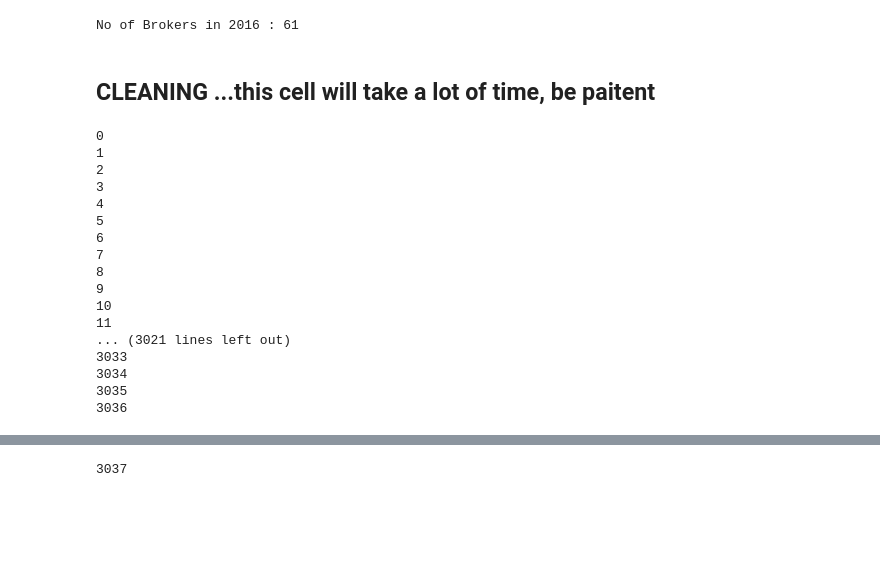
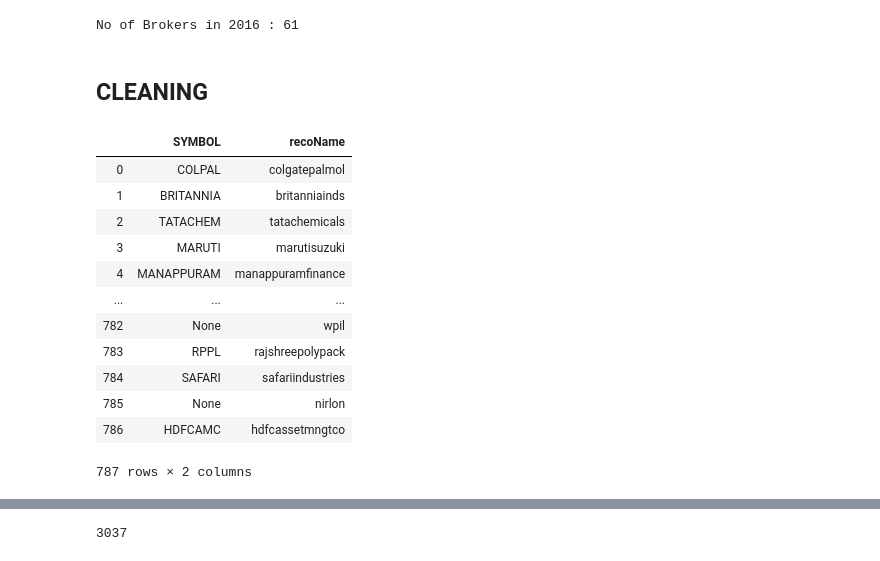
Before and after one commit to yash-1708/Stock-Analyst-Rating, a Jupyter notebook: 2016/AlgoCode2016.ipynb, the cells around one changed output, grey strips where cells are left out. Saved outputs shown, nothing was run; the diff lists cells and outputs as text; code cells hidden in the pictures; blank space fills up the shorter version.

```diff
--- a/2016/AlgoCode2016.ipynb
+++ b/2016/AlgoCode2016.ipynb
@@ -78,8 +78,25 @@ print("No of Brokers in 2016 :",df1['broker'].nunique())
 s1=len(df1)
 # %% [output]
 No of Brokers in 2016 : 61
-# %% [markdown]
-## CLEANING ...this cell will take a lot of time, be paitent
+# %% [markdown]
+## CLEANING
+# %%
+dfsymbols = pd.read_sql("SELECT SYMBOL,recoName FROM symbolsmapped", con=database_connection)
+dfsymbols
+# %% [output]
+|  | SYMBOL | recoName |
+| 0 | COLPAL | colgatepalmol |
+| 1 | BRITANNIA | britanniainds |
+| 2 | TATACHEM | tatachemicals |
+| 3 | MARUTI | marutisuzuki |
+| 4 | MANAPPURAM | manappuramfinance |
+| ... | ... | ... |
+| 782 | None | wpil |
+| 783 | RPPL | rajshreepolypack |
+| 784 | SAFARI | safariindustries |
+| 785 | None | nirlon |
+| 786 | HDFCAMC | hdfcassetmngtco |
+787 rows × 2 columns
 # %%
 df3=pd.DataFrame()
 for i in range(0,len(df1)):
@@ -91,32 +108,17 @@ for i in range(0,len(df1)):
     sym = sym.replace("(","")
     sym = sym.replace(")","")
     sym = sym.replace("-","")
-    sqlrun = "SELECT SYMBOL FROM symbolsmapped WHERE recoName = '"+sym+"'"
-    try:
-        df3 = df3.append(pd.read_sql(sqlrun, con=database_connection),ignore_index=True)
-        #print(i)
-    except con.Error as err:
-        if err.errno == connector.errorcode.ER_ACCESS_DENIED_ERROR:
-            print("Something is wrong with your user name or password")
-        elif err.errno == errorcode.ER_BAD_DV_ERROR:
-            print("Database does not exist")
-        else:
-            print(err)
+    appenddf = dfsymbols.loc[dfsymbols['recoName']==sym]
+    del appenddf['recoName']
+    df3 = df3.append(appenddf,ignore_index=True)
+    #sqlrun = "SELECT SYMBOL FROM symbolsmapped WHERE recoName = '"+sym+"'"
+    #try:
+    #    df3 = df3.append(pd.read_sql(sqlrun, con=database_connection),ignore_index=True)
+    #    #print(i)
+    #except con.Error as err:
+    #    if err.errno == connector.errorcode.ER_ACCESS_DENIED_ERROR:
+    #        print("Something is wrong with your user name or password")
+    #    elif err.errno == errorcode.ER_BAD_DV_ERROR:
+    #        print("Database does not exist")
+    #    else:
+    #        print(err)
-# %% [output]
-0
-1
-2
-3
-4
-5
-6
-7
-8
-9
-10
-11
-... (3021 lines left out)
-3033
-3034
-3035
-3036
```
Also changed, not shown: parts of 1 cell of this notebook, 1 other file.
